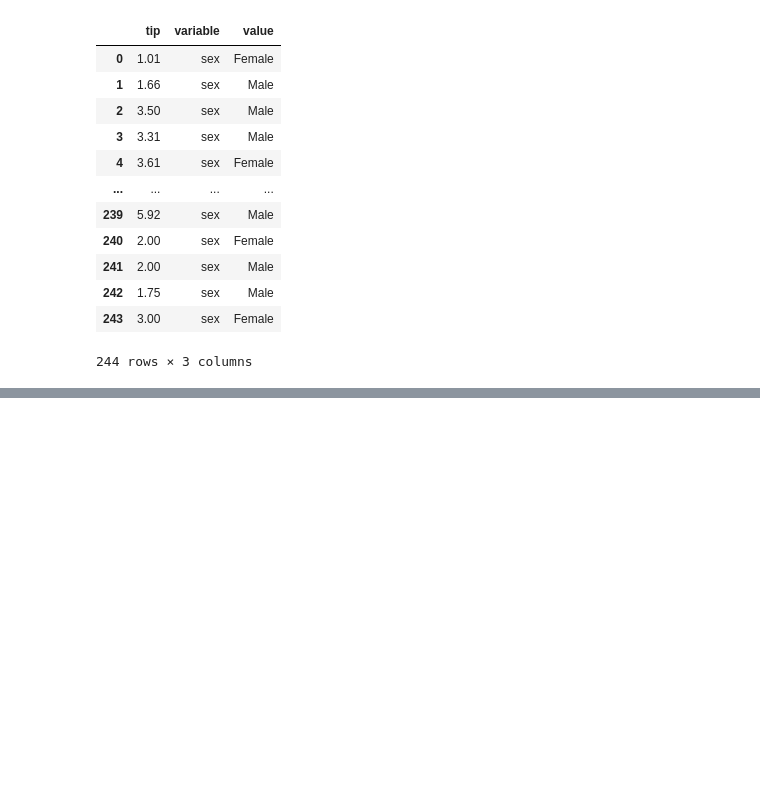
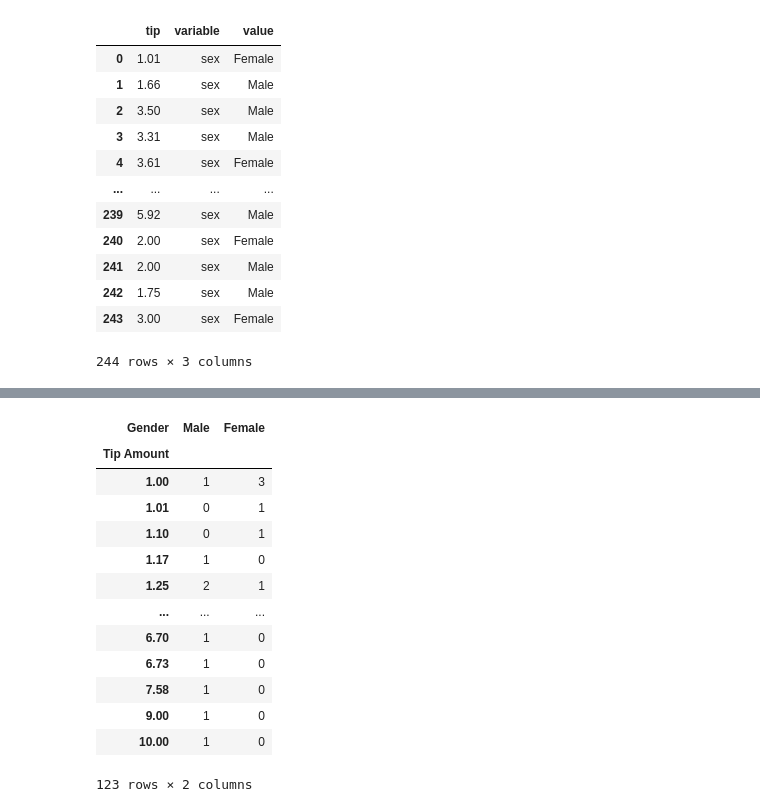
Before and after one commit to gsdavis1959/Python, a Jupyter notebook: PandasTableTransformations.ipynb, the cells around one changed output, grey strips where cells are left out. Saved outputs shown, nothing was run; the diff lists cells and outputs as text; code cells hidden in the pictures; blank space fills up the shorter version.

```diff
--- a/PandasTableTransformations.ipynb
+++ b/PandasTableTransformations.ipynb
@@ -96,0 +114,20 @@ tips.melt(id_vars = 'tip', value_vars = 'sex')
+# %%
+pd.crosstab(tips['tip'], tips['sex'],
+    rownames=['Tip Amount'],
+    colnames=['Gender']
+)
+# %% [output]
+| Gender | Male | Female |
+| Tip Amount |  |  |
+| 1.00 | 1 | 3 |
+| 1.01 | 0 | 1 |
+| 1.10 | 0 | 1 |
+| 1.17 | 1 | 0 |
+| 1.25 | 2 | 1 |
+| ... | ... | ... |
+| 6.70 | 1 | 0 |
+| 6.73 | 1 | 0 |
+| 7.58 | 1 | 0 |
+| 9.00 | 1 | 0 |
+| 10.00 | 1 | 0 |
+123 rows × 2 columns
```
Also changed, not shown: parts of 5 cells of this notebook.
